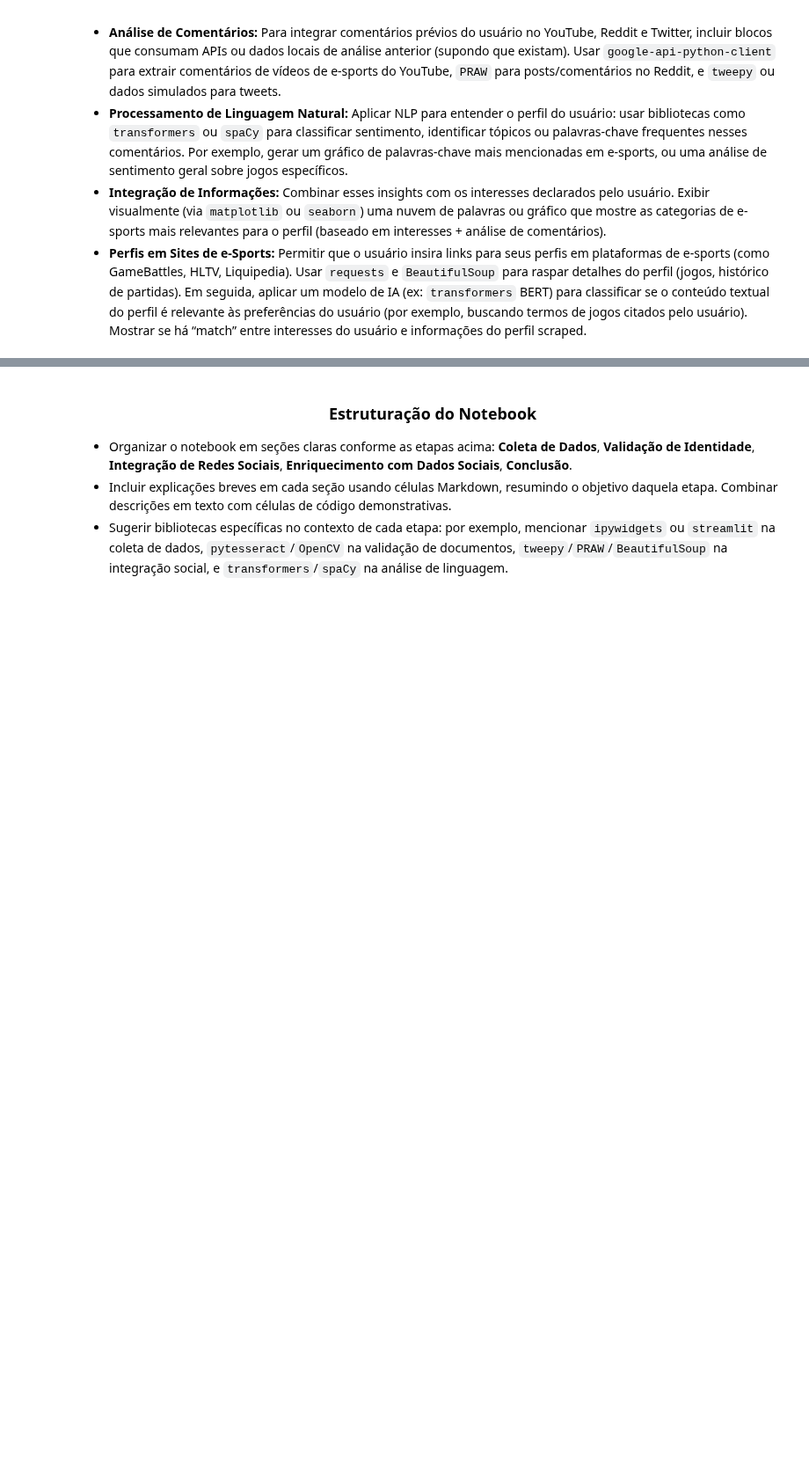
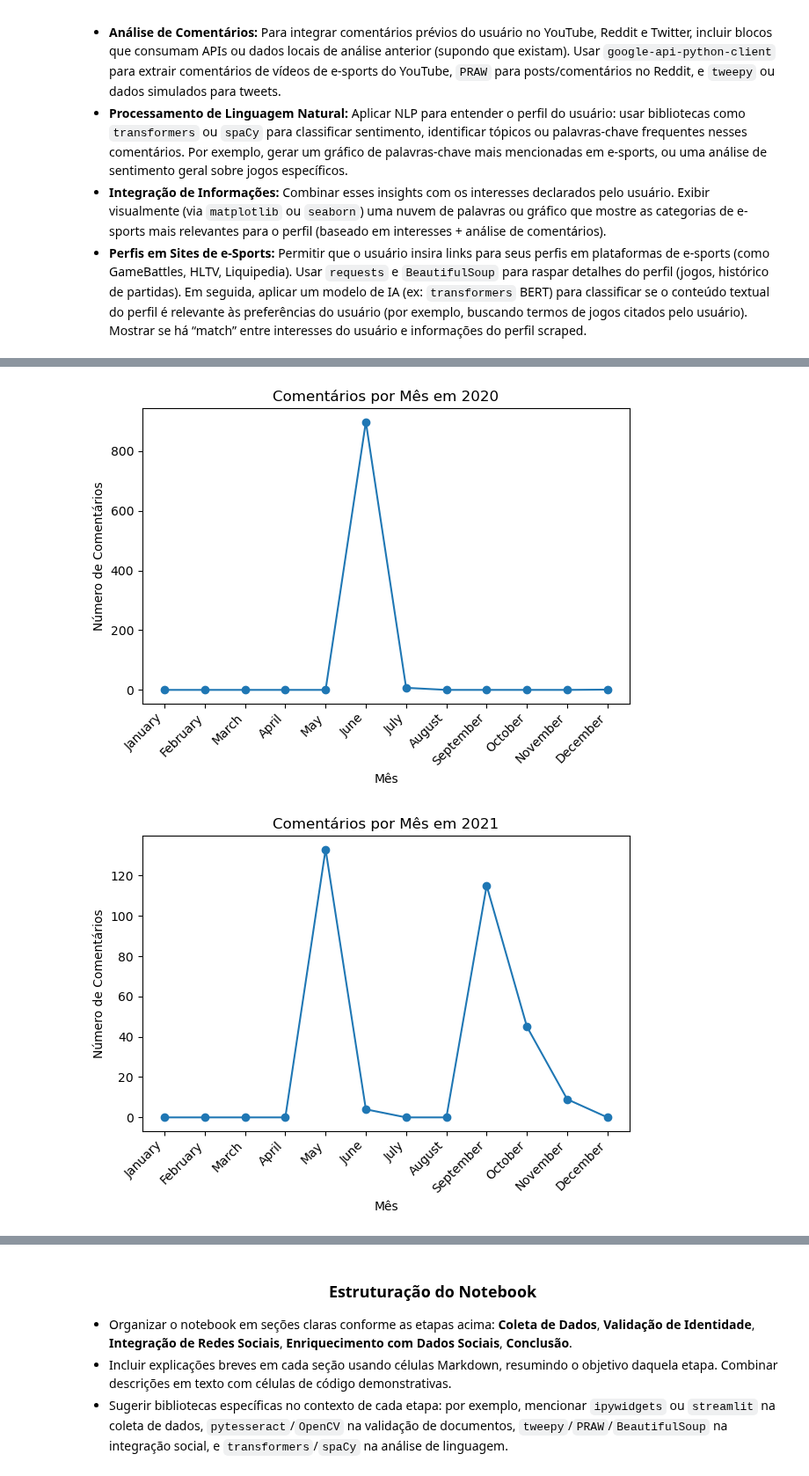
Before and after one commit to LMolinaro01/FURIA_KnowYourFan, a Jupyter notebook: main.ipynb, the cells around one changed output, grey strips where cells are left out. Shown at 88% size. Cells and saved outputs as stored; diff of their text form; code cells hidden in the pictures; blank space fills up the shorter version.

```diff
--- a/main.ipynb
+++ b/main.ipynb
@@ -1069,0 +1181,32 @@ with open(arquivo_json, "w", encoding="utf-8") as f:
+# %%
+import calendar
+
+# 2. Converte published_at para datetime e extrai ano e mês
+df['published_at'] = pd.to_datetime(df['published_at'], utc=True)
+df['year'] = df['published_at'].dt.year
+df['month'] = df['published_at'].dt.month
+
+# 3. Filtra para ignorar anos muito distantes (por exemplo, antes de 2000)
+df = df[df['year'] >= 2000]
+
+# 4. Para cada ano presente no DataFrame, gera um gráfico mensal
+for year in sorted(df['year'].unique()):
+    df_year = df[df['year'] == year]
+    # Agrupa por mês (1 a 12), preenchendo meses ausentes com zero
+    comentarios_por_mes = df_year.groupby('month').size().reindex(range(1, 13), fill_value=0)
+
+    plt.figure()
+    plt.plot(comentarios_por_mes.index, comentarios_por_mes.values, marker='o')
+    plt.title(f'Comentários por Mês em {year}')
+    plt.xlabel('Mês')
+    plt.ylabel('Número de Comentários')
+
+    # Usa nomes de meses no eixo x
+    labels = [calendar.month_name[m] for m in comentarios_por_mes.index]
+    plt.xticks(ticks=comentarios_por_mes.index, labels=labels, rotation=45, ha='right')
+
+    plt.tight_layout()
+    plt.show()
+# %% [output]
+[figure, added]
+[figure, added]
```
Also changed, not shown: parts of 11 cells of this notebook.
